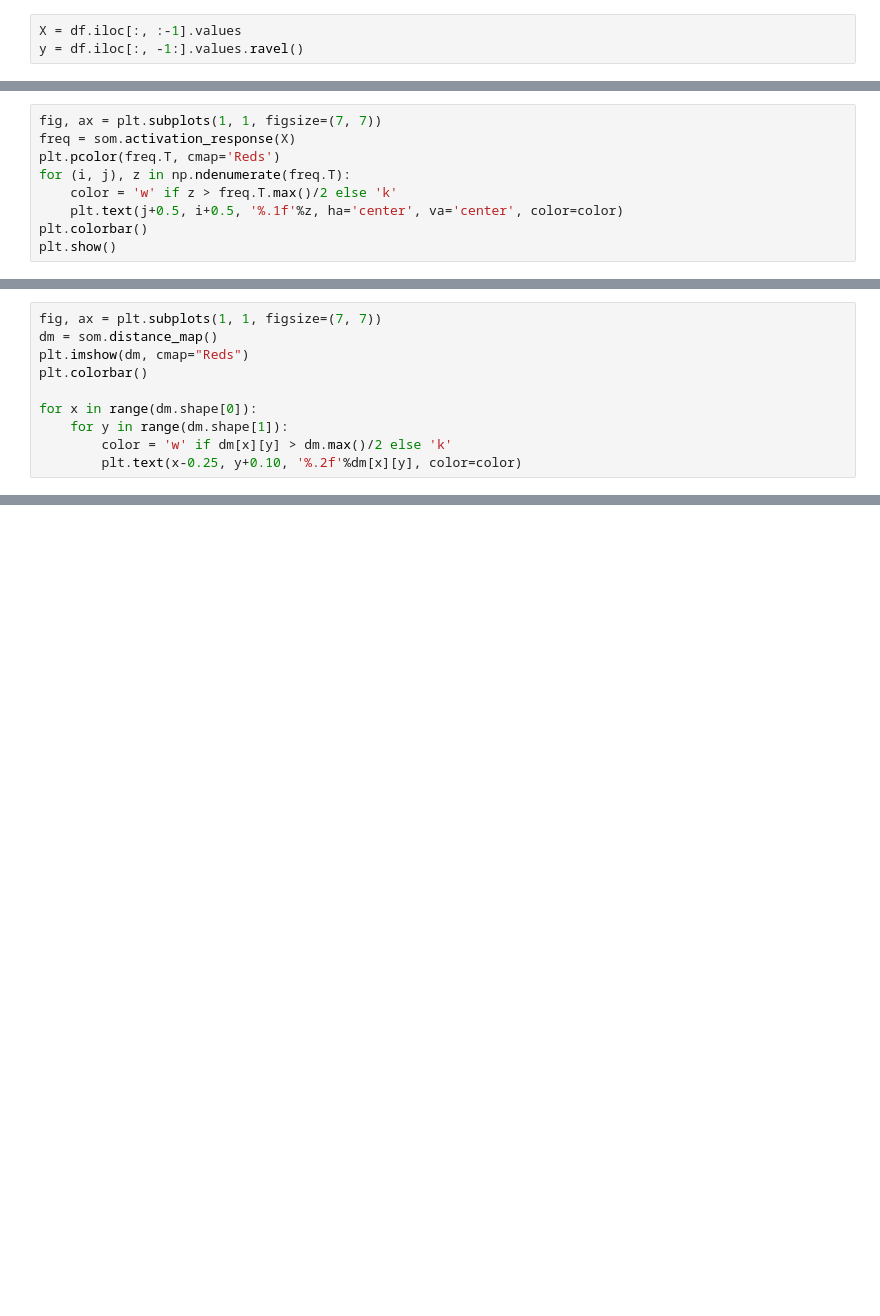
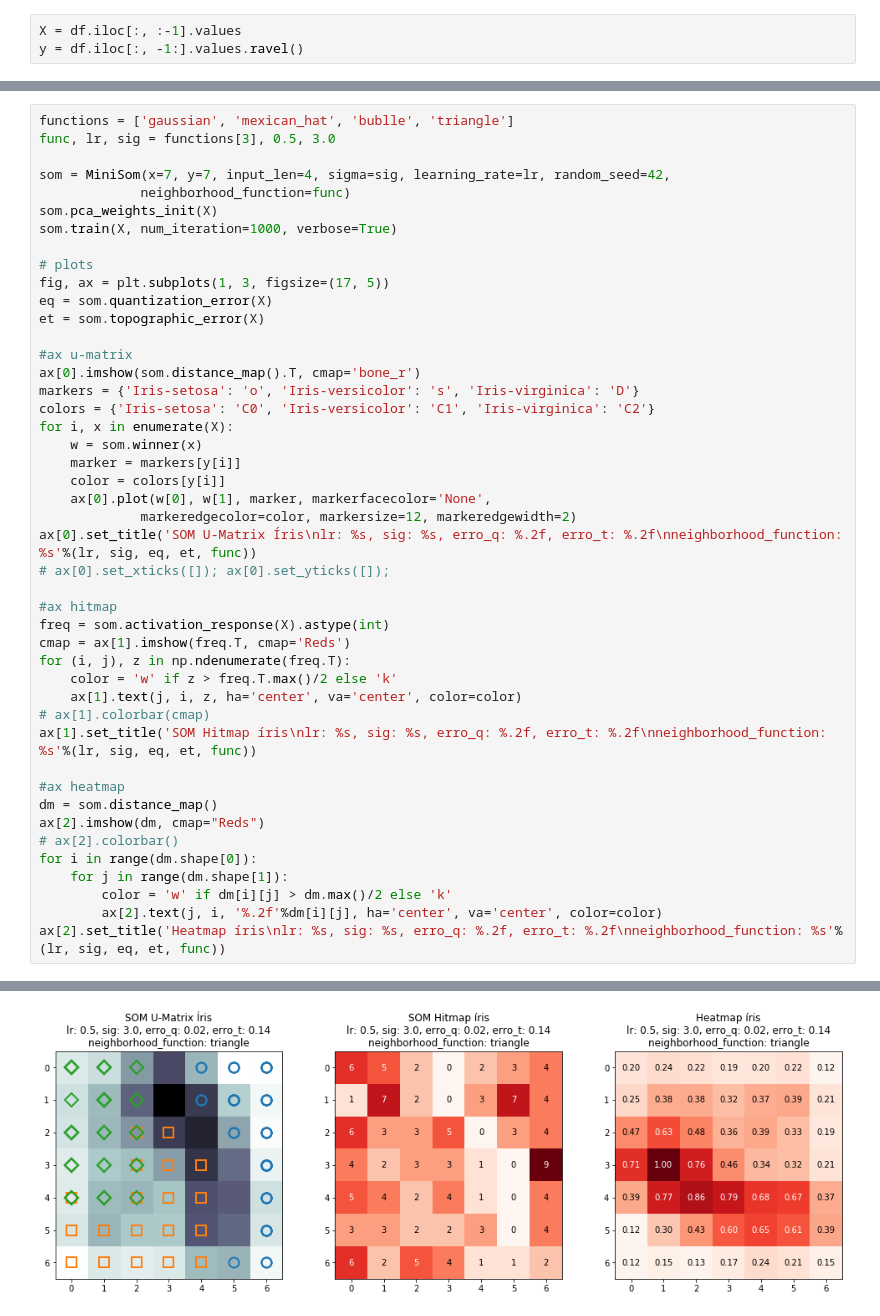
Before and after one commit to AdrianoPereira/CAP-351, a Jupyter notebook: homeworks/SOM/SOM_001_IRIS.ipynb, the cells around one changed output, grey strips where cells are left out. Cells and saved outputs as stored; diff of their text form; blank space fills up the shorter version.

Commit message:
Add Iris subplots SOM

```diff
--- a/homeworks/SOM/SOM_001_IRIS.ipynb
+++ b/homeworks/SOM/SOM_001_IRIS.ipynb
@@ -55,9 +22,0 @@ ax.set_xticks([]); ax.set_yticks([]);
-# %%
-fig, ax = plt.subplots(1, 1, figsize=(7, 7))
-freq = som.activation_response(X)
-plt.pcolor(freq.T, cmap='Reds')
-for (i, j), z in np.ndenumerate(freq.T):
-    color = 'w' if z > freq.T.max()/2 else 'k'
-    plt.text(j+0.5, i+0.5, '%.1f'%z, ha='center', va='center', color=color)
-plt.colorbar()
-plt.show()
@@ -70,10 +22,0 @@ som.distance_map().shape
-# %%
-fig, ax = plt.subplots(1, 1, figsize=(7, 7))
-dm = som.distance_map()
-plt.imshow(dm, cmap="Reds")
-plt.colorbar()
-
-for x in range(dm.shape[0]):
-    for y in range(dm.shape[1]):
-        color = 'w' if dm[x][y] > dm.max()/2 else 'k'
-        plt.text(x-0.25, y+0.10, '%.2f'%dm[x][y], color=color)
@@ -83,0 +23,46 @@ functions = ['gaussian', 'mexican_hat', 'bublle', 'triangle']
+# %%
+functions = ['gaussian', 'mexican_hat', 'bublle', 'triangle']
+func, lr, sig = functions[3], 0.5, 3.0
+
+som = MiniSom(x=7, y=7, input_len=4, sigma=sig, learning_rate=lr, random_seed=42,
+             neighborhood_function=func)
+som.pca_weights_init(X)
+som.train(X, num_iteration=1000, verbose=True)
+
+# plots
+fig, ax = plt.subplots(1, 3, figsize=(17, 5))
+eq = som.quantization_error(X)
+et = som.topographic_error(X)
+
+#ax u-matrix
+ax[0].imshow(som.distance_map().T, cmap='bone_r')
+markers = {'Iris-setosa': 'o', 'Iris-versicolor': 's', 'Iris-virginica': 'D'}
+colors = {'Iris-setosa': 'C0', 'Iris-versicolor': 'C1', 'Iris-virginica': 'C2'}
+for i, x in enumerate(X):
+    w = som.winner(x)
+    marker = markers[y[i]]
+    color = colors[y[i]]
+    ax[0].plot(w[0], w[1], marker, markerfacecolor='None',
+             markeredgecolor=color, markersize=12, markeredgewidth=2)
+ax[0].set_title('SOM U-Matrix Íris\nlr: %s, sig: %s, erro_q: %.2f, erro_t: %.2f\nneighborhood_function: %s'%(lr, sig, eq, et, func))
+# ax[0].set_xticks([]); ax[0].set_yticks([]);
+
+#ax hitmap
+freq = som.activation_response(X).astype(int)
+cmap = ax[1].imshow(freq.T, cmap='Reds')
+for (i, j), z in np.ndenumerate(freq.T):
+    color = 'w' if z > freq.T.max()/2 else 'k'
+    ax[1].text(j, i, z, ha='center', va='center', color=color)
+# ax[1].colorbar(cmap)
+ax[1].set_title('SOM Hitmap íris\nlr: %s, sig: %s, erro_q: %.2f, erro_t: %.2f\nneighborhood_function: %s'%(lr, sig, eq, et, func))
+
+#ax heatmap
+dm = som.distance_map()
+ax[2].imshow(dm, cmap="Reds")
+# ax[2].colorbar()
+for i in range(dm.shape[0]):
+    for j in range(dm.shape[1]):
+        color = 'w' if dm[i][j] > dm.max()/2 else 'k'
+        ax[2].text(j, i, '%.2f'%dm[i][j], ha='center', va='center', color=color)
+ax[2].set_title('Heatmap íris\nlr: %s, sig: %s, erro_q: %.2f, erro_t: %.2f\nneighborhood_function: %s'%(lr, sig, eq, et, func))
+# %% [output]
@@ -83,0 +73 @@ functions = ['gaussian', 'mexican_hat', 'bublle', 'triangle']
+[figure, added]
```
Also changed, not shown: parts of 9 cells of this notebook, 18 other files.
